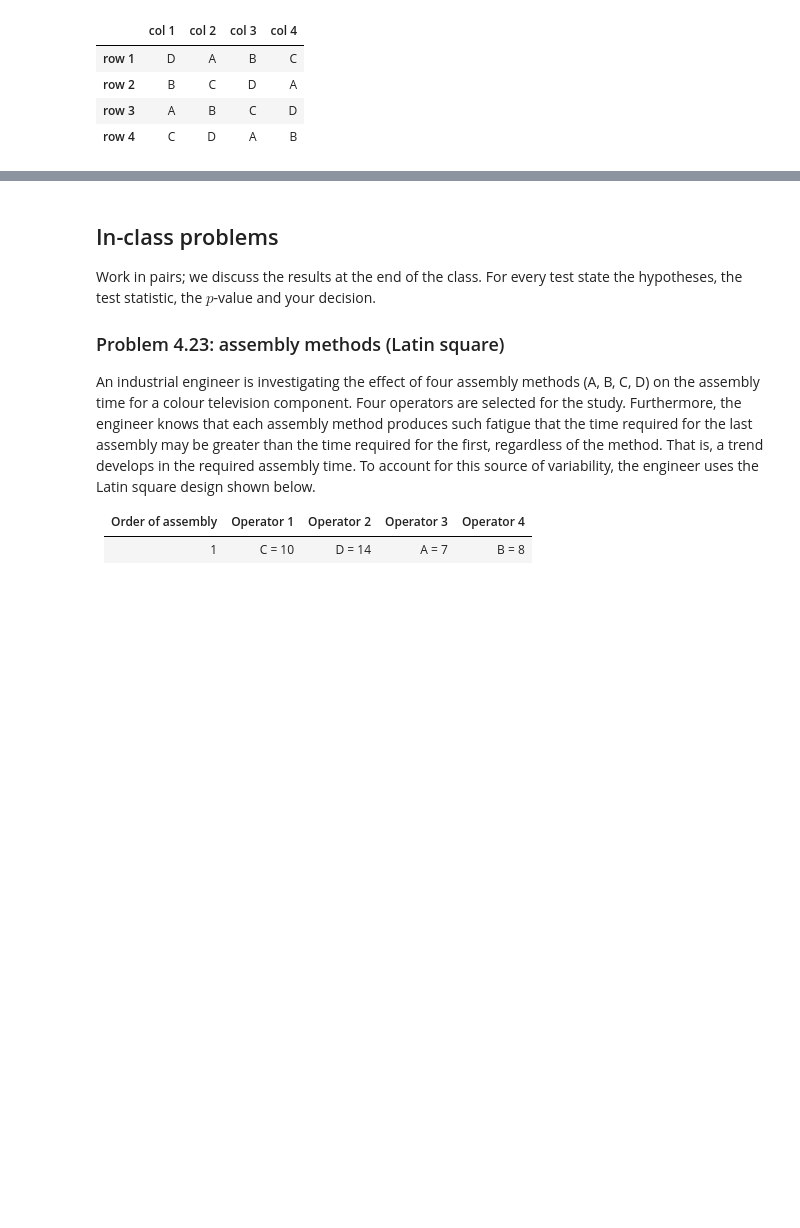
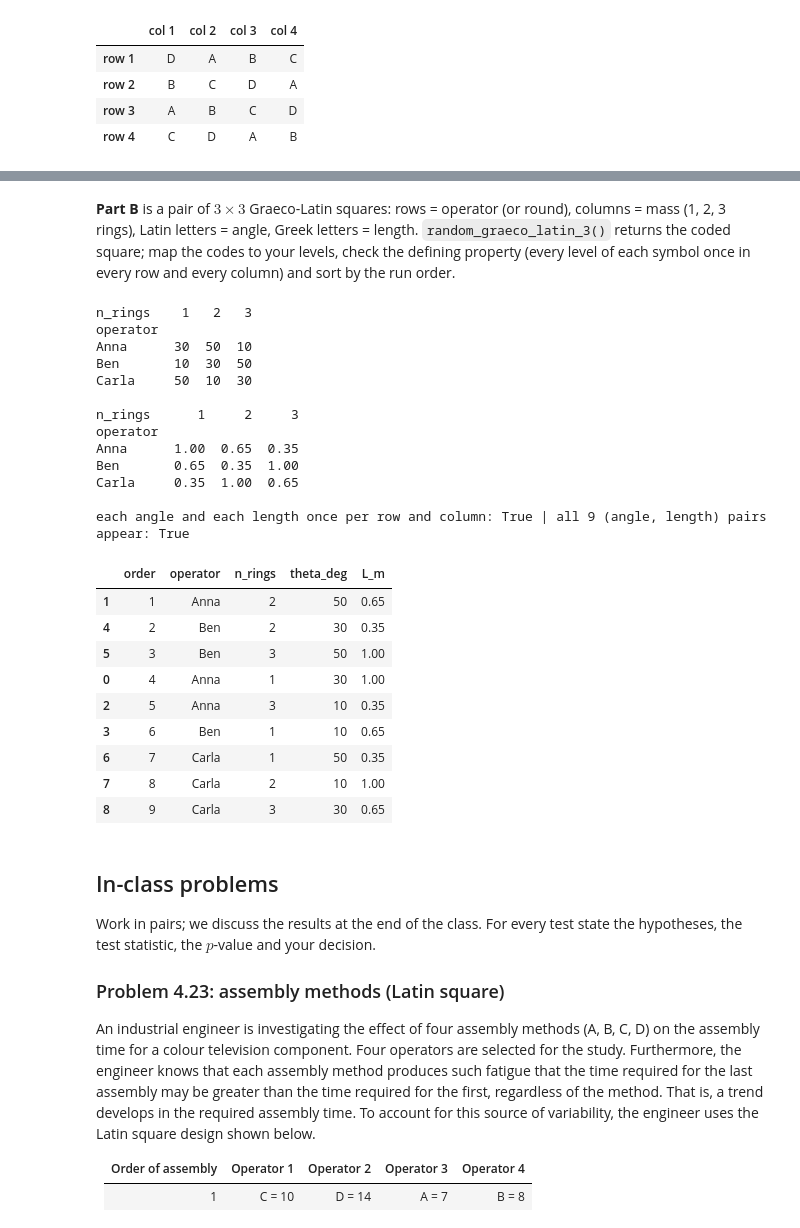
Before and after one commit to francji1/01NAEX, a Jupyter notebook: code/01NAEX_Ex04.ipynb, the cells around one changed output, grey strips where cells are left out. Saved outputs shown, nothing was run; the diff lists cells and outputs as text; code cells hidden in the pictures; blank space fills up the shorter version.

```diff
--- a/code/01NAEX_Ex04.ipynb
+++ b/code/01NAEX_Ex04.ipynb
@@ -340,3 +361,44 @@ run_sheet.head(8)
+# %% [markdown]
+**Part B** is a pair of $3 \times 3$ Graeco-Latin squares: rows = operator (or round), columns = mass (1, 2, 3 rings),
+Latin letters = angle, Greek letters = length. `random_graeco_latin_3()` returns the coded square; map the codes to your levels,
+check the defining property (every level of each symbol once in every row and every column) and sort by the run order.
+# %%
+sq = random_graeco_latin_3(seed=2026)
+sq["operator"] = sq["row"].map({1: "Anna", 2: "Ben", 3: "Carla"})
+sq["n_rings"] = sq["col"]
+sq["theta_deg"] = sq["latin"].map(dict(zip([1, 2, 3], levels["theta_deg"])))
+sq["L_m"] = sq["greek"].map(dict(zip([1, 2, 3], levels["L_m"])))
+
+print(sq.pivot(index="operator", columns="n_rings", values="theta_deg"), "\n")
+print(sq.pivot(index="operator", columns="n_rings", values="L_m"), "\n")
+print("each angle and each length once per row and column:",
+      all((sq.groupby(a)[b].nunique() == 3).all() for a in ["row", "col"] for b in ["latin", "greek"]),
+      "| all 9 (angle, length) pairs appear:", len(set(zip(sq.latin, sq.greek))) == 9)
+sq.sort_values("order")[["order", "operator", "n_rings", "theta_deg", "L_m"]]
+# %% [output]
+n_rings    1   2   3
+operator
+Anna      30  50  10
+Ben       10  30  50
+Carla     50  10  30
+
+n_rings      1     2     3
+operator
+Anna      1.00  0.65  0.35
+Ben       0.65  0.35  1.00
+Carla     0.35  1.00  0.65
+
+each angle and each length once per row and column: True | all 9 (angle, length) pairs appear: True
+|  | order | operator | n_rings | theta_deg | L_m |
+| 1 | 1 | Anna | 2 | 50 | 0.65 |
+| 4 | 2 | Ben | 2 | 30 | 0.35 |
+| 5 | 3 | Ben | 3 | 50 | 1.00 |
+| 0 | 4 | Anna | 1 | 30 | 1.00 |
+| 2 | 5 | Anna | 3 | 10 | 0.35 |
+| 3 | 6 | Ben | 1 | 10 | 0.65 |
+| 6 | 7 | Carla | 1 | 50 | 0.35 |
+| 7 | 8 | Carla | 2 | 10 | 1.00 |
+| 8 | 9 | Carla | 3 | 30 | 0.65 |
 # %% [markdown]
 ## In-class problems
 
```
Also changed, not shown: parts of 6 cells of this notebook, 2 other files.
